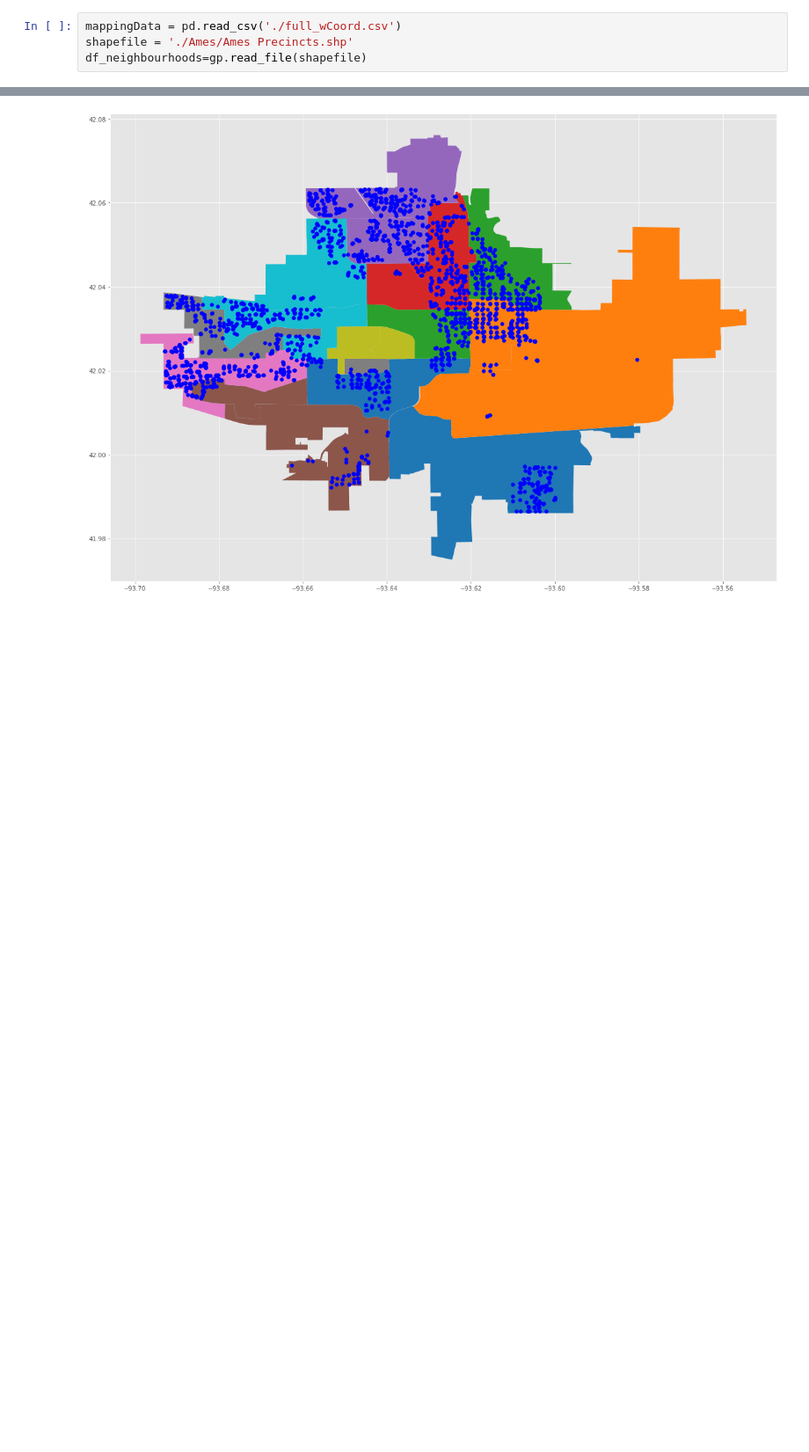
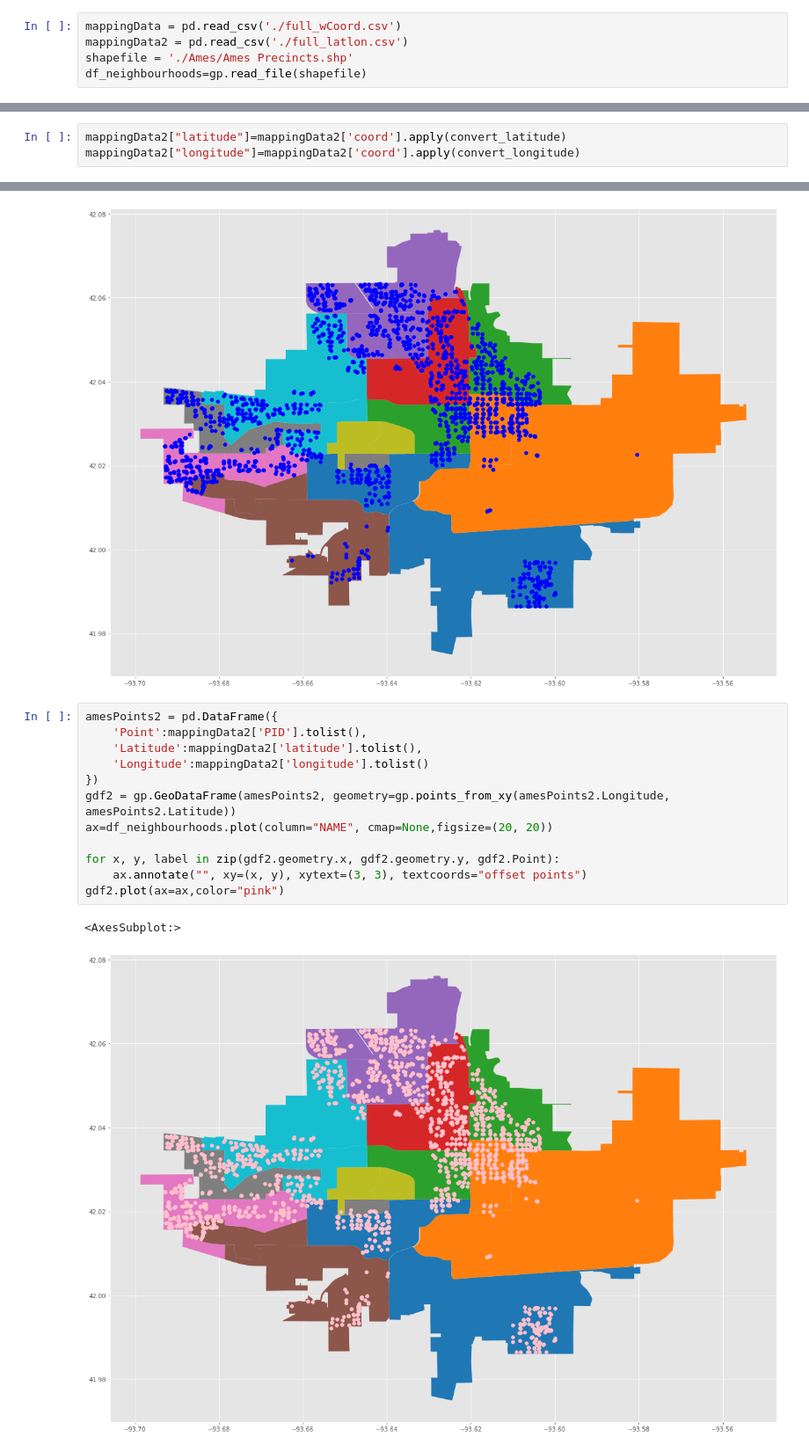
Before and after one commit to DarishSakeesing/housing-price-prediction, a Jupyter notebook: Chitra/location_mapping/ames_map.ipynb, the cells around one changed output, grey strips where cells are left out. Shown at 88% size. Drawn from its saved outputs; the diff is of its cells as text; blank space fills up the shorter version.

Commit message:
update map with full_lation file coordinates

```diff
--- a/Chitra/location_mapping/ames_map.ipynb
+++ b/Chitra/location_mapping/ames_map.ipynb
@@ -8,5 +8,6 @@ import geopandas as gp
 from shapely.geometry import Point, Polygon
 # %%
 mappingData = pd.read_csv('./full_wCoord.csv')
+mappingData2 = pd.read_csv('./full_latlon.csv')
 shapefile = './Ames/Ames Precincts.shp'
 df_neighbourhoods=gp.read_file(shapefile)
@@ -36,6 +37,9 @@ def convert_longitude(coordinate):
         return 0
 mappingData["latitude"]=mappingData['coord'].apply(convert_latitude)
 mappingData["longitude"]=mappingData['coord'].apply(convert_longitude)
+# %%
+mappingData2["latitude"]=mappingData2['coord'].apply(convert_latitude)
+mappingData2["longitude"]=mappingData2['coord'].apply(convert_longitude)
 # %%
 amesPoints = pd.DataFrame({
     'Point':mappingData['PID'].tolist(),
@@ -51,6 +55,21 @@ gdf.plot(ax=ax,color="blue")
 # %% [output]
 <AxesSubplot:>
 [figure]
+# %%
+amesPoints2 = pd.DataFrame({
+    'Point':mappingData2['PID'].tolist(),
+    'Latitude':mappingData2['latitude'].tolist(),
+    'Longitude':mappingData2['longitude'].tolist()
+})
+gdf2 = gp.GeoDataFrame(amesPoints2, geometry=gp.points_from_xy(amesPoints2.Longitude, amesPoints2.Latitude))
+ax=df_neighbourhoods.plot(column="NAME", cmap=None,figsize=(20, 20))
+
+for x, y, label in zip(gdf2.geometry.x, gdf2.geometry.y, gdf2.Point):
+    ax.annotate("", xy=(x, y), xytext=(3, 3), textcoords="offset points")
+gdf2.plot(ax=ax,color="pink")
+# %% [output]
+<AxesSubplot:>
+[figure, added]
 # %%
 testPoints = pd.DataFrame({
     'Point':["Point2", "Point3"],
```
Also changed, not shown: parts of 3 cells of this notebook.
